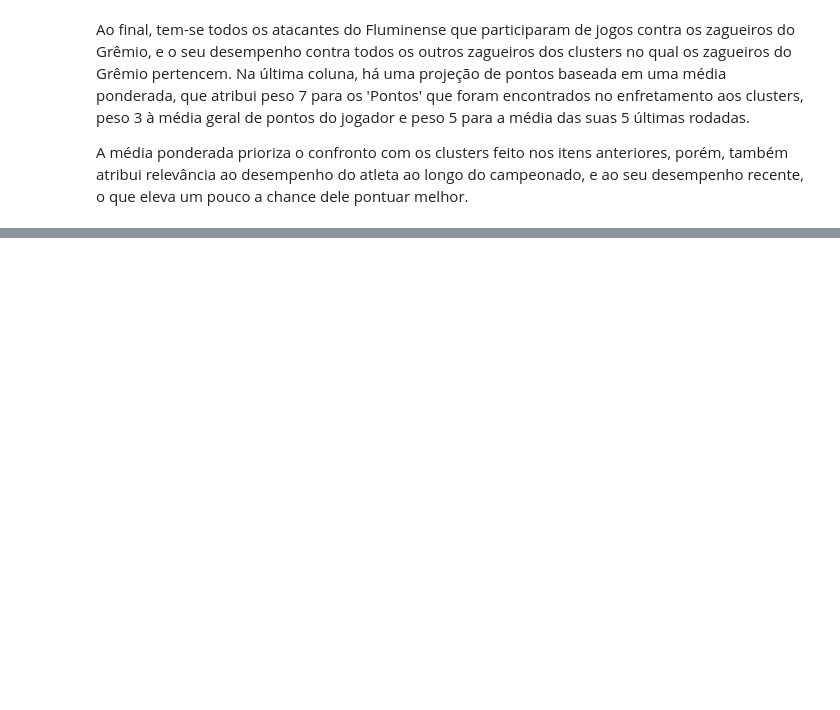
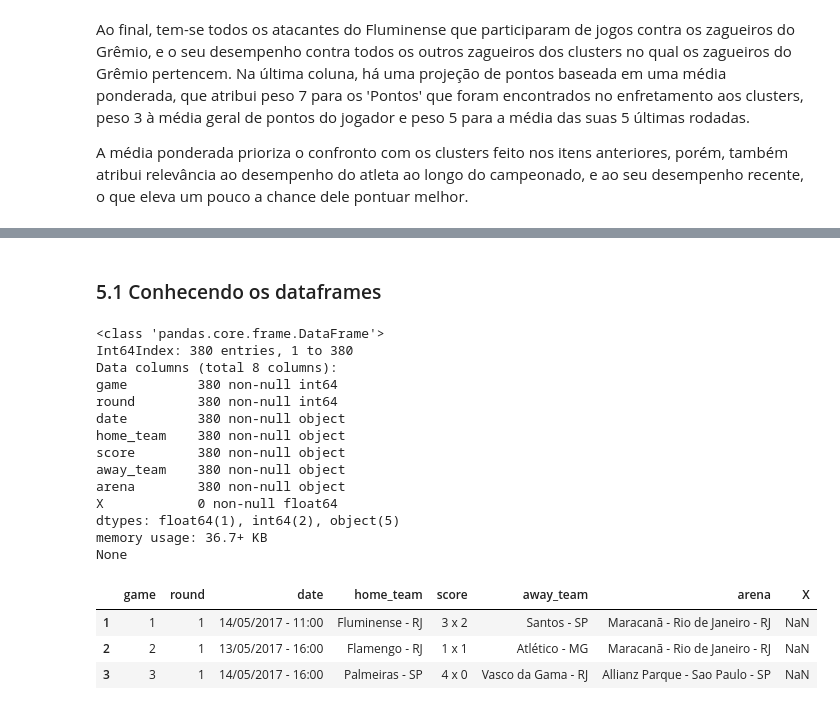
Before and after one commit to AndressaStefany/ClusteringAndCaRtola, a Jupyter notebook: Clustering.ipynb, the cells around one changed output, grey strips where cells are left out. Cells and saved outputs as stored; diff of their text form; code cells hidden in the pictures; blank space fills up the shorter version.

```diff
--- a/Clustering.ipynb
+++ b/Clustering.ipynb
@@ -488,0 +495,24 @@ A média ponderada prioriza o confronto com os clusters feito nos itens anterior
+# %% [markdown]
+### 5.1 Conhecendo os dataframes
+# %%
+print(partidas_2017.info())
+partidas_2017.head(3)
+# %% [output]
+<class 'pandas.core.frame.DataFrame'>
+Int64Index: 380 entries, 1 to 380
+Data columns (total 8 columns):
+game         380 non-null int64
+round        380 non-null int64
+date         380 non-null object
+home_team    380 non-null object
+score        380 non-null object
+away_team    380 non-null object
+arena        380 non-null object
+X            0 non-null float64
+dtypes: float64(1), int64(2), object(5)
+memory usage: 36.7+ KB
+None
+|  | game | round | date | home_team | score | away_team | arena | X |
+| 1 | 1 | 1 | 14/05/2017 - 11:00 | Fluminense - RJ | 3 x 2 | Santos - SP | Maracanã - Rio de Janeiro - RJ | NaN |
+| 2 | 2 | 1 | 13/05/2017 - 16:00 | Flamengo - RJ | 1 x 1 | Atlético - MG | Maracanã - Rio de Janeiro - RJ | NaN |
+| 3 | 3 | 1 | 14/05/2017 - 16:00 | Palmeiras - SP | 4 x 0 | Vasco da Gama - RJ | Allianz Parque - Sao Paulo - SP | NaN |
```
Also changed, not shown: parts of 13 cells of this notebook.
